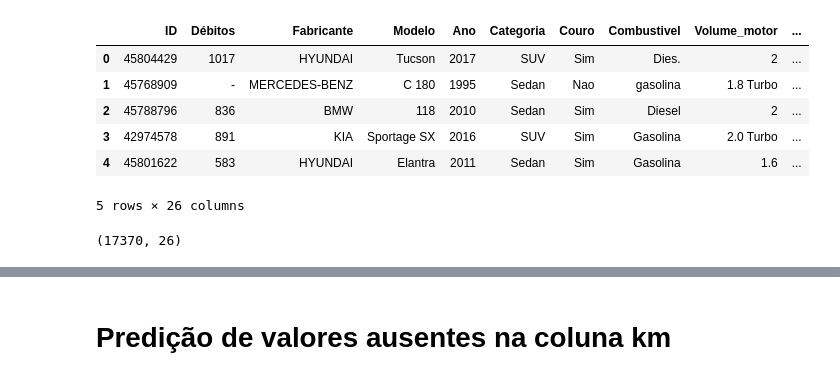
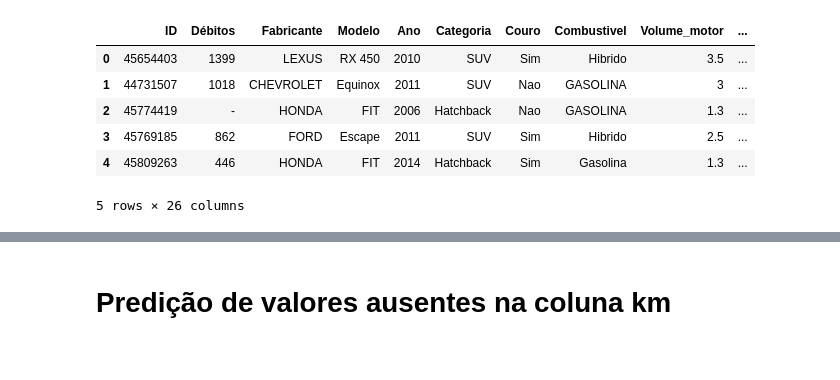
Before and after one commit to adrianop/ESE410035---Introducao-ao-Aprendizado-de-Maquina, a Jupyter notebook: 1 - analise_exploratoria.ipynb, the cells around one changed output, grey strips where cells are left out. Saved outputs shown, nothing was run; the diff lists cells and outputs as text; code cells hidden in the pictures.

```diff
--- a/1 - analise_exploratoria.ipynb
+++ b/1 - analise_exploratoria.ipynb
@@ -11,18 +11,14 @@ from sklearn.preprocessing import OneHotEncoder
 from sklearn.model_selection import train_test_split
 from sklearn.metrics import mean_absolute_error, mean_squared_error, r2_score
 # %%
-df = pd.read_csv('database/test.csv')
-#df = pd.read_csv('database/train_mod.csv')
+#df = pd.read_csv('database/test.csv')
+df = pd.read_csv('database/train_mod.csv')
 df.head()
 # %% [output]
 |  | ID | Débitos | Fabricante | Modelo | Ano | Categoria | Couro | Combustivel | Volume_motor | ... |
-| 0 | 45804429 | 1017 | HYUNDAI | Tucson | 2017 | SUV | Sim | Dies. | 2 | ... |
-| 1 | 45768909 | - | MERCEDES-BENZ | C 180 | 1995 | Sedan | Nao | gasolina | 1.8 Turbo | ... |
-| 2 | 45788796 | 836 | BMW | 118 | 2010 | Sedan | Sim | Diesel | 2 | ... |
-| 3 | 42974578 | 891 | KIA | Sportage SX | 2016 | SUV | Sim | Gasolina | 2.0 Turbo | ... |
-| 4 | 45801622 | 583 | HYUNDAI | Elantra | 2011 | Sedan | Sim | Gasolina | 1.6 | ... |
+| 0 | 45654403 | 1399 | LEXUS | RX 450 | 2010 | SUV | Sim | Hibrido | 3.5 | ... |
+| 1 | 44731507 | 1018 | CHEVROLET | Equinox | 2011 | SUV | Nao | GASOLINA | 3 | ... |
+| 2 | 45774419 | - | HONDA | FIT | 2006 | Hatchback | Nao | GASOLINA | 1.3 | ... |
+| 3 | 45769185 | 862 | FORD | Escape | 2011 | SUV | Sim | Hibrido | 2.5 | ... |
+| 4 | 45809263 | 446 | HONDA | FIT | 2014 | Hatchback | Sim | Gasolina | 1.3 | ... |
 5 rows × 26 columns
-# %%
-df.shape
-# %% [output]
-(17370, 26)
```
Also changed, not shown: parts of 129 cells of this notebook, 6 other files.
